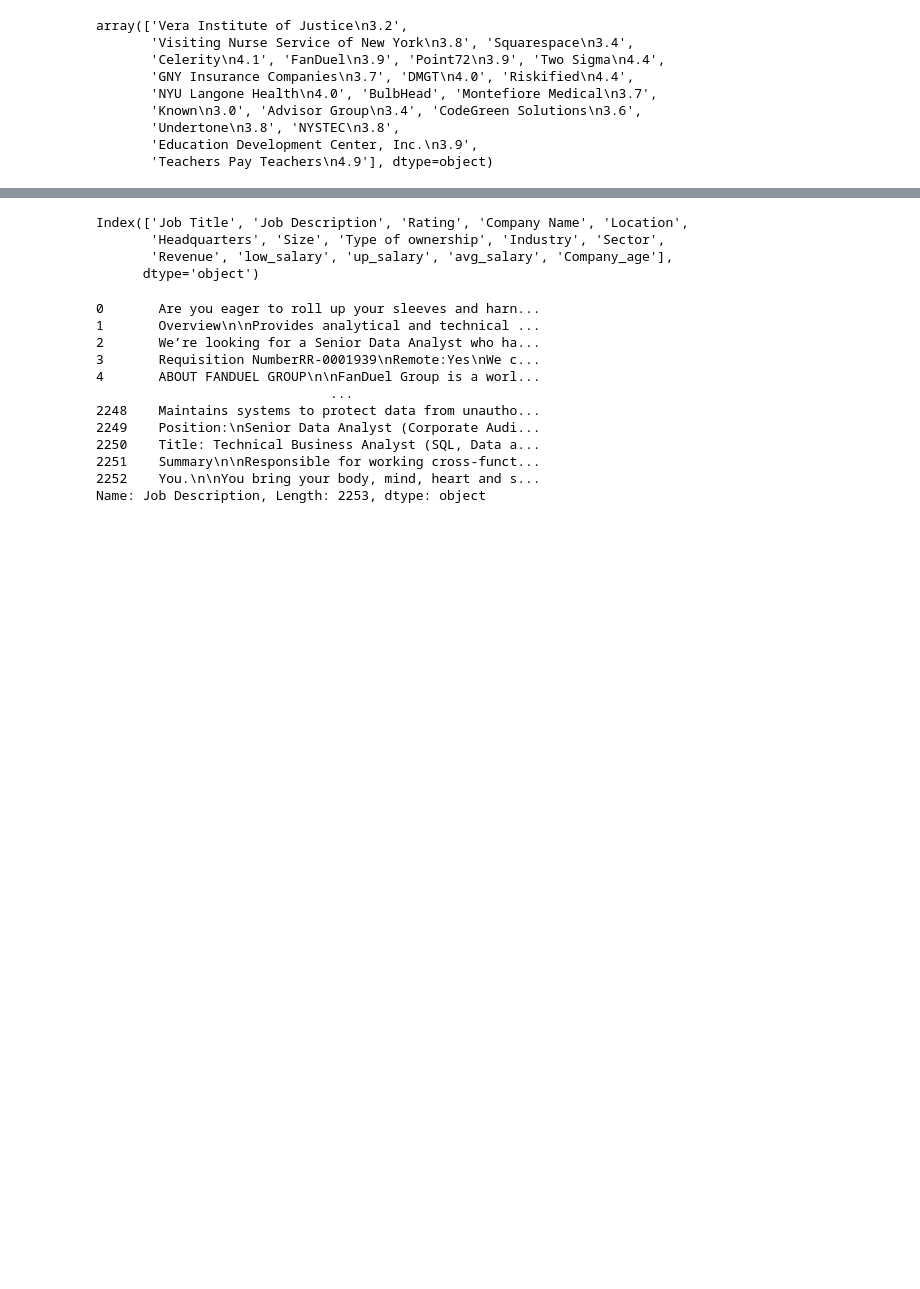
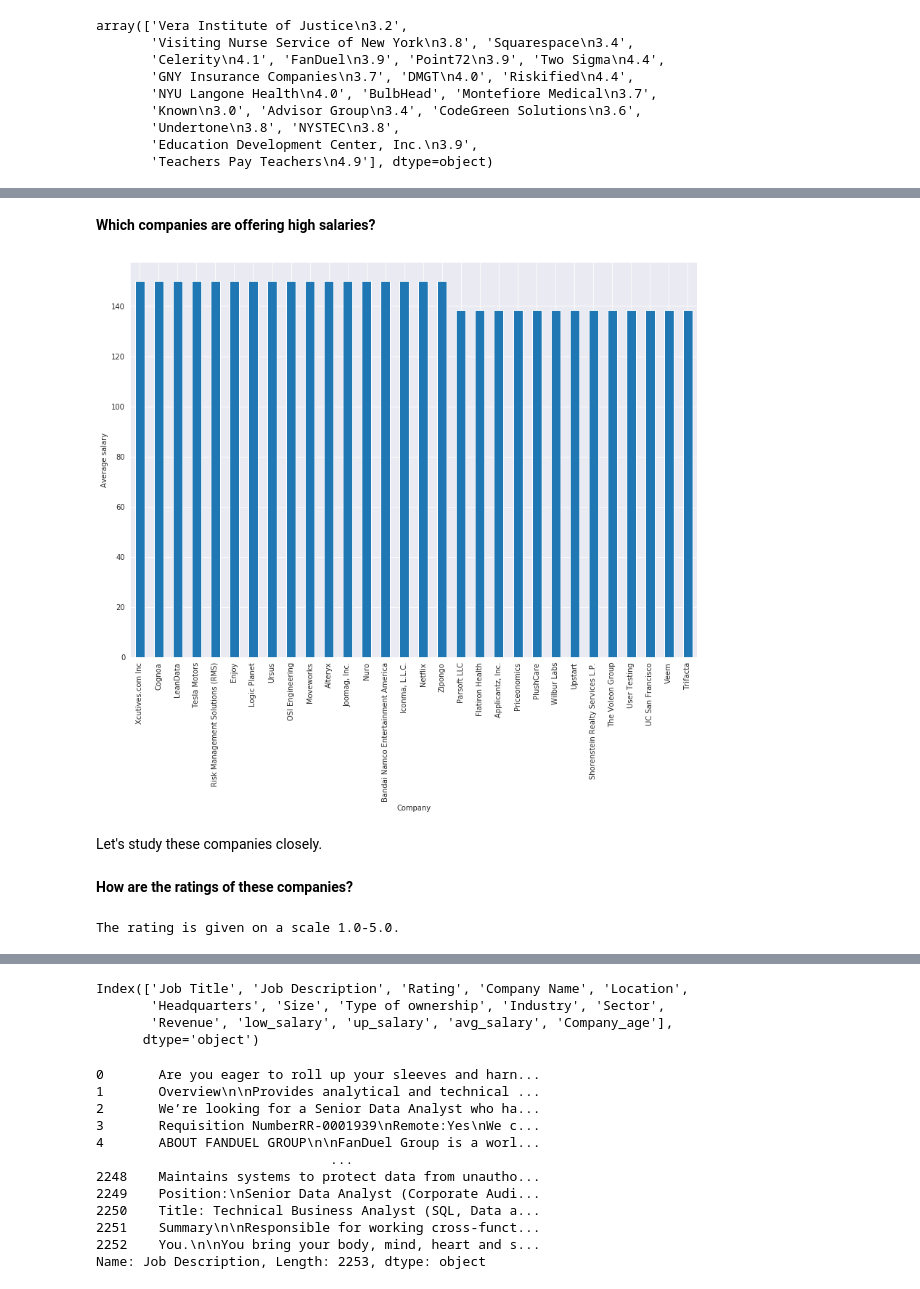
Before and after one commit to nabanitarimpi/Job-post-analysis, a Jupyter notebook: job_posting.ipynb, the cells around one changed output, grey strips where cells are left out. Saved outputs shown, nothing was run; the diff lists cells and outputs as text; code cells hidden in the pictures; blank space fills up the shorter version.

```diff
--- a/job_posting.ipynb
+++ b/job_posting.ipynb
@@ -451,0 +271,11 @@ df.groupby('Location')['avg_salary'].mean().sort_values(ascending=False)[:30].pl
+# %% [markdown]
+**Which companies are offering high salaries?**
+# %%
+# plot top 30 companies with high average salaries
+df.groupby('Company Name')['avg_salary'].mean().sort_values(ascending=False)[:30].plot(kind='bar', figsize=(14,10))
+plt.xlabel('Company')
+plt.ylabel('Average salary');
+# %% [output]
+[figure, added]
+# %% [markdown]
+Let's study these companies closely.
@@ -451,0 +285,6 @@ df.groupby('Location')['avg_salary'].mean().sort_values(ascending=False)[:30].pl
+# %% [markdown]
+**How are the ratings of these companies?**
+# %%
+print("The rating is given on a scale {}-{}.".format(df['Rating'].min(), df['Rating'].max()))
+# %% [output]
+The rating is given on a scale 1.0-5.0.
```
Also changed, not shown: parts of 94 cells of this notebook.
